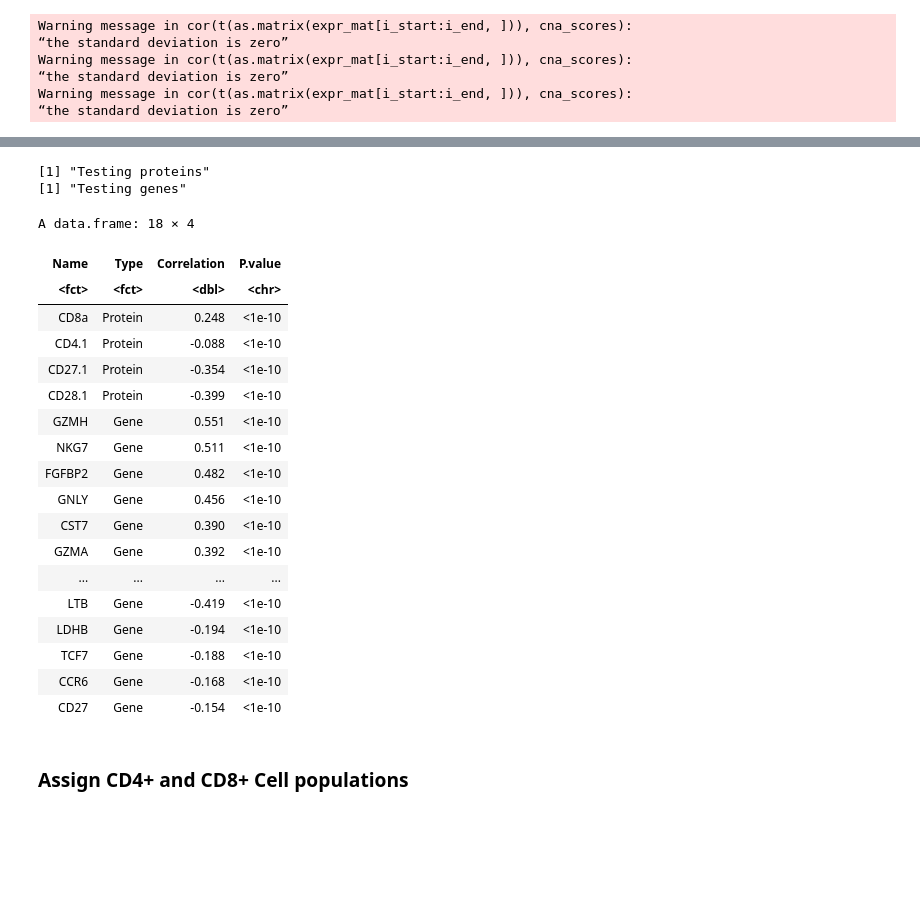
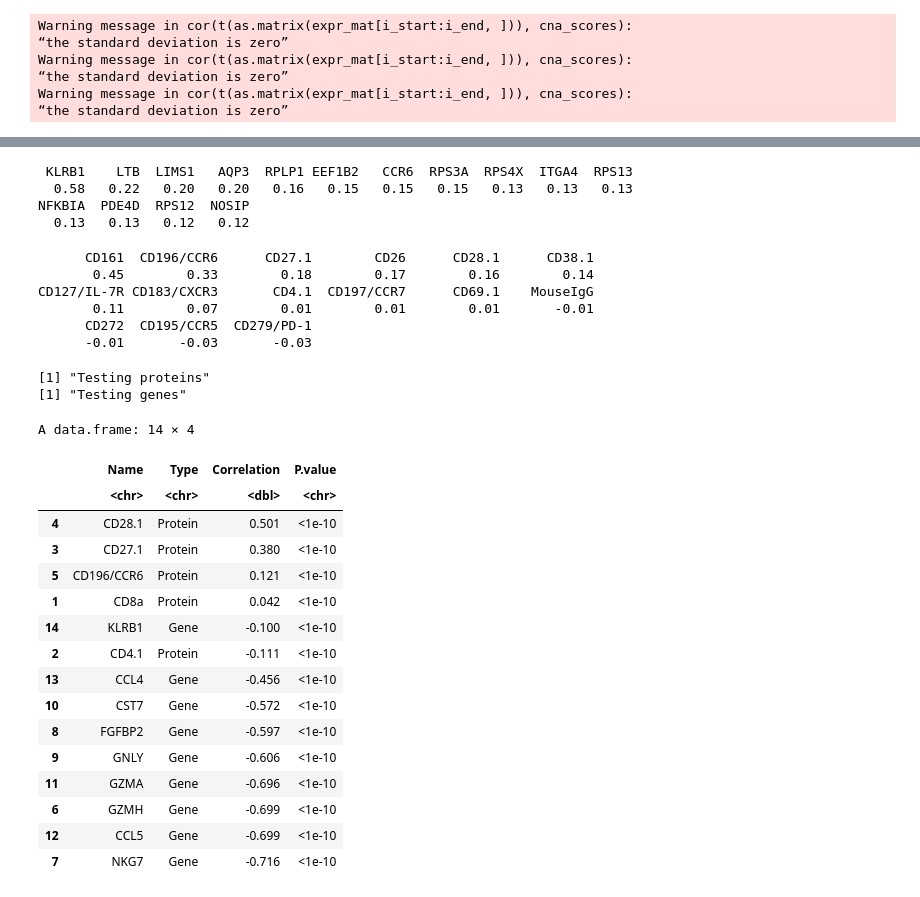
Before and after one commit to immunogenomics/cna-display, a Jupyter notebook: tbru/interpretation.ipynb, the cells around one changed output, grey strips where cells are left out. Cells and saved outputs as stored; diff of their text form; code cells hidden in the pictures; blank space fills up the shorter version.

Commit message:
Generated new supplemental tables and figures for response to reviewers.

```diff
--- a/tbru/interpretation.ipynb
+++ b/tbru/interpretation.ipynb
@@ -204,6 +186,7 @@ report_assoc <- function(prot_mat, expr_mat,prot_names, gene_names, ncorrs,
                         "Correlation"=corrs, "P-value"=pvals)
     df$P.value[which(df$P.value<0.0000000001)] = "<1e-10"
     df$Correlation = round(df$Correlation,3)
+    df = df[order(df$Correlation, decreasing = TRUE),]
     to_export<-xtable(df)
     print.xtable(to_export, type="latex", file=paste0(table_destination,export_filename),
                  floating=FALSE,latex.environments=NULL, include.rownames=FALSE)
@@ -718,3 +675,6 @@ Warning message in cor(t(as.matrix(expr_mat[i_start:i_end, ])), cna_scores):
 “the standard deviation is zero”
 Warning message in cor(t(as.matrix(expr_mat[i_start:i_end, ])), cna_scores):
 “the standard deviation is zero”
+# %%
+curr_res$negcells = (curr_res$negcells=='True')*1
+curr_res$poscells = (curr_res$poscells=='True')*1
@@ -721,3 +691,8 @@ Warning message in cor(t(as.matrix(expr_mat[i_start:i_end, ])), cna_scores):
 # %%
 # Top most correlated genes
-# round(corrs[order(-corrs)][1:15],2)
+round(corrs[order(-corrs)][1:15],2)
+# %% [output]
+ KLRB1    LTB  LIMS1   AQP3  RPLP1 EEF1B2   CCR6  RPS3A  RPS4X  ITGA4  RPS13
+  0.58   0.22   0.20   0.20   0.16   0.15   0.15   0.15   0.13   0.13   0.13
+NFKBIA  PDE4D  RPS12  NOSIP
+  0.13   0.13   0.12   0.12
@@ -724,3 +703,10 @@ Warning message in cor(t(as.matrix(expr_mat[i_start:i_end, ])), cna_scores):
 # %%
-# Top most anticorrelated genes
-# round(corrs[order(corrs)][1:15],2)
+# Top most correlated prots
+round(prot_corrs_negcells[order(-prot_corrs_negcells)][1:15],2)
+# %% [output]
+      CD161  CD196/CCR6      CD27.1        CD26      CD28.1      CD38.1
+       0.45        0.33        0.18        0.17        0.16        0.14
+CD127/IL-7R CD183/CXCR3       CD4.1  CD197/CCR7      CD69.1    MouseIgG
+       0.11        0.07        0.01        0.01        0.01       -0.01
+      CD272  CD195/CCR5  CD279/PD-1
+      -0.01       -0.03       -0.03
@@ -727,34 +716,30 @@ Warning message in cor(t(as.matrix(expr_mat[i_start:i_end, ])), cna_scores):
 # %%
 age_report = report_assoc(prot_mat, expr_mat,
                             gene_names = c("GZMH", "NKG7", "FGFBP2", "GNLY", "CST7", "GZMA", "CCL5", "CCL4",
-                                          "KLRB1", "LTB",  "LDHB", "TCF7", "CCR6", "CD27"),
-                             prot_names = c("CD8a","CD4.1","CD27.1","CD28.1"),
+                                          "KLRB1"),
+                             prot_names = c("CD8a","CD4.1","CD27.1","CD28.1", "CD196/CCR6"),
                              curr_res$ncorrs,
                             table_destination, "supptable.tbru.age.tex")
 # %% [output]
 [1] "Testing proteins"
 [1] "Testing genes"
 # %%
-age_report
+age_report$Name
 # %% [output]
-A data.frame: 18 × 4
+A data.frame: 14 × 4
-| Name | Type | Correlation | P.value |
-| <fct> | <fct> | <dbl> | <chr> |
-| CD8a | Protein | 0.248 | <1e-10 |
-| CD4.1 | Protein | -0.088 | <1e-10 |
-| CD27.1 | Protein | -0.354 | <1e-10 |
-| CD28.1 | Protein | -0.399 | <1e-10 |
-| GZMH | Gene | 0.551 | <1e-10 |
-| NKG7 | Gene | 0.511 | <1e-10 |
-| FGFBP2 | Gene | 0.482 | <1e-10 |
-| GNLY | Gene | 0.456 | <1e-10 |
-| CST7 | Gene | 0.390 | <1e-10 |
-| GZMA | Gene | 0.392 | <1e-10 |
-| ... | ... | ... | ... |
-| LTB | Gene | -0.419 | <1e-10 |
-| LDHB | Gene | -0.194 | <1e-10 |
-| TCF7 | Gene | -0.188 | <1e-10 |
-| CCR6 | Gene | -0.168 | <1e-10 |
-| CD27 | Gene | -0.154 | <1e-10 |
+|  | Name | Type | Correlation | P.value |
+|  | <chr> | <chr> | <dbl> | <chr> |
+| 4 | CD28.1 | Protein | 0.501 | <1e-10 |
+| 3 | CD27.1 | Protein | 0.380 | <1e-10 |
+| 5 | CD196/CCR6 | Protein | 0.121 | <1e-10 |
+| 1 | CD8a | Protein | 0.042 | <1e-10 |
+| 14 | KLRB1 | Gene | -0.100 | <1e-10 |
+| 2 | CD4.1 | Protein | -0.111 | <1e-10 |
+| 13 | CCL4 | Gene | -0.456 | <1e-10 |
+| 10 | CST7 | Gene | -0.572 | <1e-10 |
+| 8 | FGFBP2 | Gene | -0.597 | <1e-10 |
+| 9 | GNLY | Gene | -0.606 | <1e-10 |
+| 11 | GZMA | Gene | -0.696 | <1e-10 |
+| 6 | GZMH | Gene | -0.699 | <1e-10 |
+| 12 | CCL5 | Gene | -0.699 | <1e-10 |
+| 7 | NKG7 | Gene | -0.716 | <1e-10 |
-# %% [markdown]
-### Assign CD4+ and CD8+ Cell populations
```
Also changed, not shown: parts of 36 cells of this notebook, 25 other files.
